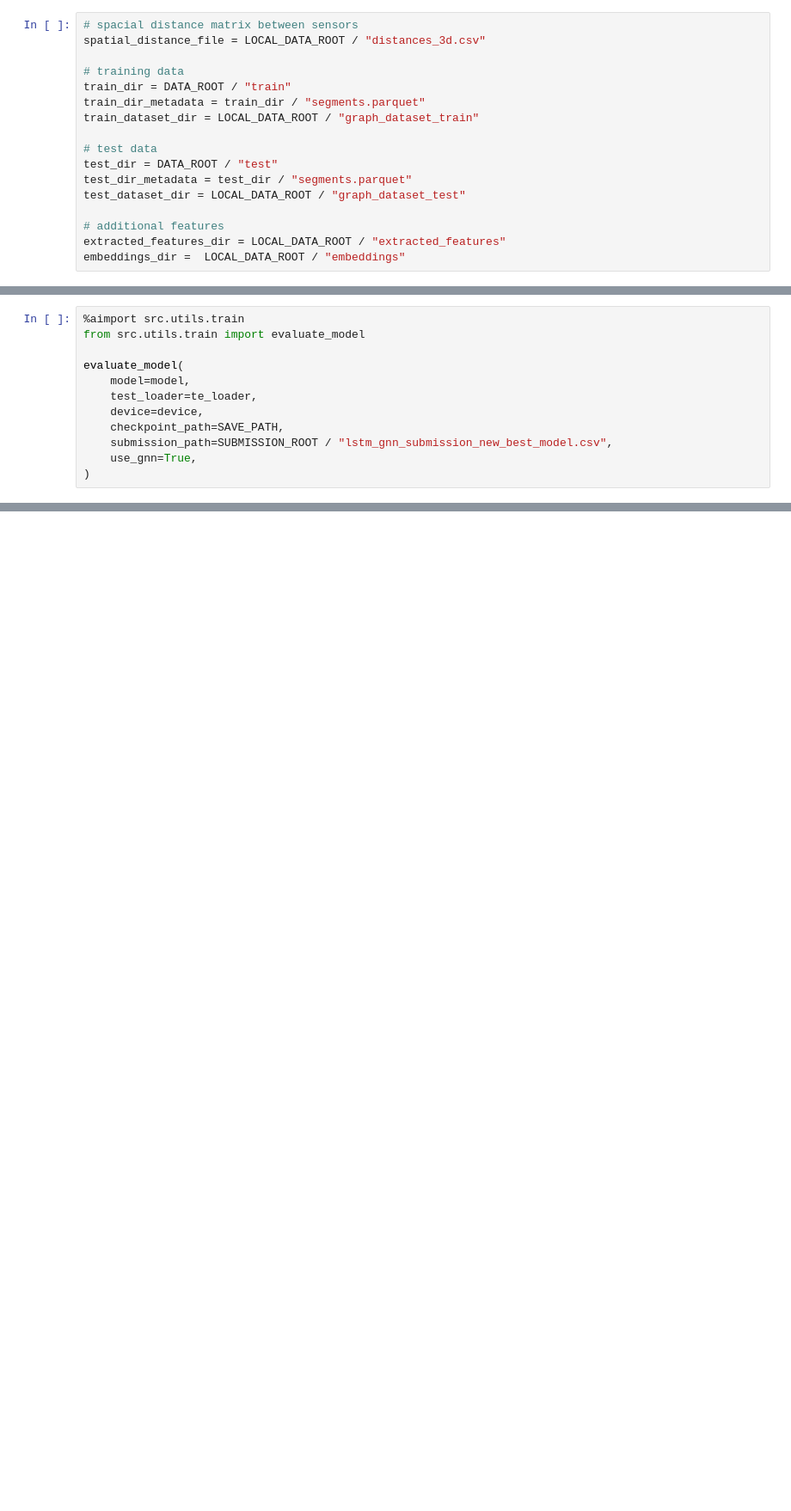
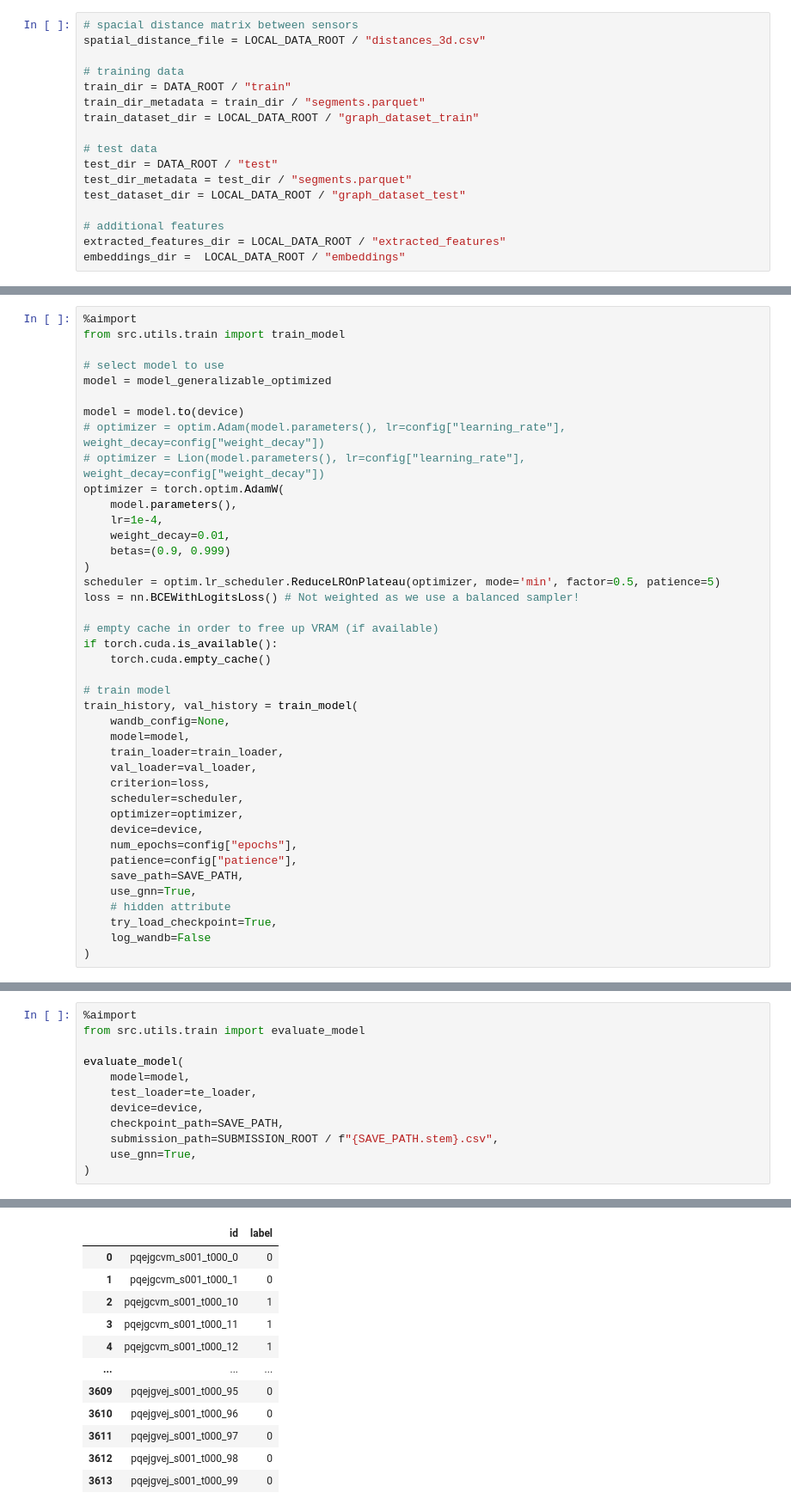
Before and after one commit to NeuroNML/NeuroGraphNet, a Jupyter notebook: neuro-eeg-new.ipynb, the cells around one changed output, grey strips where cells are left out. Shown at 86% size. Drawn from its saved outputs; the diff is of its cells as text; blank space fills up the shorter version.

Commit message:
refactored models + deleted dummy/test architectures

```diff
--- a/neuro-eeg-new.ipynb
+++ b/neuro-eeg-new.ipynb
@@ -438,0 +768,41 @@ train_history, val_history = train_model(
+# %%
+%aimport
+from src.utils.train import train_model
+
+# select model to use
+model = model_generalizable_optimized
+
+model = model.to(device)
+# optimizer = optim.Adam(model.parameters(), lr=config["learning_rate"], weight_decay=config["weight_decay"])
+# optimizer = Lion(model.parameters(), lr=config["learning_rate"], weight_decay=config["weight_decay"])
+optimizer = torch.optim.AdamW(
+    model.parameters(),
+    lr=1e-4,
+    weight_decay=0.01,
+    betas=(0.9, 0.999)
+)
+scheduler = optim.lr_scheduler.ReduceLROnPlateau(optimizer, mode='min', factor=0.5, patience=5)
+loss = nn.BCEWithLogitsLoss() # Not weighted as we use a balanced sampler!
+
+# empty cache in order to free up VRAM (if available)
+if torch.cuda.is_available():
+    torch.cuda.empty_cache()
+
+# train model
+train_history, val_history = train_model(
+    wandb_config=None,
+    model=model,
+    train_loader=train_loader,
+    val_loader=val_loader,
+    criterion=loss,
+    scheduler=scheduler,
+    optimizer=optimizer,
+    device=device,
+    num_epochs=config["epochs"],
+    patience=config["patience"],
+    save_path=SAVE_PATH,
+    use_gnn=True,
+    # hidden attribute
+    try_load_checkpoint=True,
+    log_wandb=False
+)
@@ -443,5 +850,5 @@ plot_training_loss(train_history["loss"], val_history["loss"])
 # %%
-%aimport src.utils.train
+%aimport
 from src.utils.train import evaluate_model
 
 evaluate_model(
@@ -449,6 +856,7 @@ evaluate_model(
     test_loader=te_loader,
     device=device,
     checkpoint_path=SAVE_PATH,
-    submission_path=SUBMISSION_ROOT / "lstm_gnn_submission_new_best_model.csv",
+    submission_path=SUBMISSION_ROOT / f"{SAVE_PATH.stem}.csv",
     use_gnn=True,
 )
+# %% [output]
@@ -454,0 +875,12 @@ evaluate_model(
+|  | id | label |
+| 0 | pqejgcvm_s001_t000_0 | 0 |
+| 1 | pqejgcvm_s001_t000_1 | 0 |
+| 2 | pqejgcvm_s001_t000_10 | 1 |
+| 3 | pqejgcvm_s001_t000_11 | 1 |
+| 4 | pqejgcvm_s001_t000_12 | 1 |
+| ... | ... | ... |
+| 3609 | pqejgvej_s001_t000_95 | 0 |
+| 3610 | pqejgvej_s001_t000_96 | 0 |
+| 3611 | pqejgvej_s001_t000_97 | 0 |
+| 3612 | pqejgvej_s001_t000_98 | 0 |
+| 3613 | pqejgvej_s001_t000_99 | 0 |
```
Also changed, not shown: parts of 46 cells of this notebook, 38 other files.
